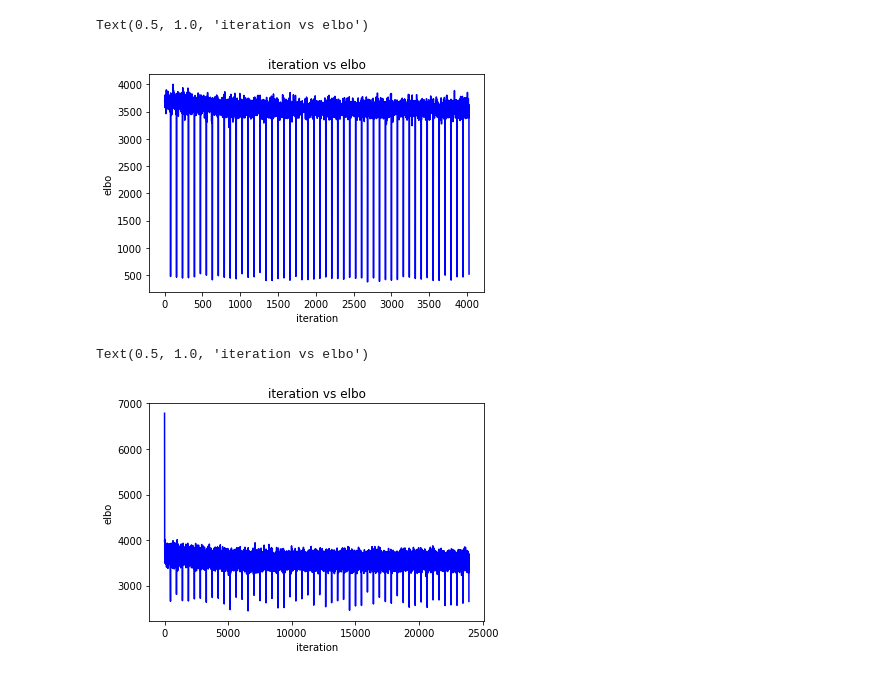
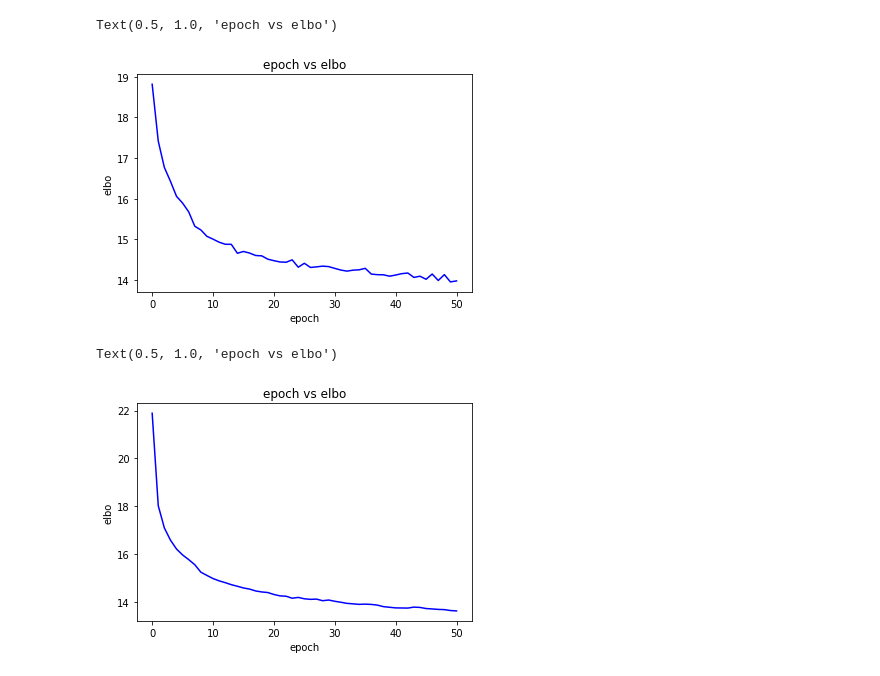
Before and after one commit to ge96rox/MLCMS04, a Jupyter notebook: task3.ipynb, the cells around one changed output. Drawn from its saved outputs; the diff is of its cells as text; code cells hidden in the pictures.

```diff
--- a/task3.ipynb
+++ b/task3.ipynb
@@ -37,8 +19,10 @@ Done!
 # %%
+test_set = torchvision.datasets.MNIST('dataset', train=False, download=True,
+                                transform=torchvision.transforms.ToTensor(),
+                                )
+test_size=len(test_set)
 test_loader = torch.utils.data.DataLoader(
-    torchvision.datasets.MNIST('dataset', train=False, download=True,
-                                transform=torchvision.transforms.ToTensor(),
-                                ), batch_size=batch_size, shuffle=True)
+    test_set, batch_size= test_size, shuffle=True)
 # %%
 show_mnist(3,5,train_loader)
 # %% [output]
@@ -130,18 +114,18 @@ generate synthetic data
 # %%
 plt.plot(np.array(loss_test), 'b')
-plt.xlabel("iteration")
+plt.xlabel("epoch")
 plt.ylabel("elbo")
-plt.title("iteration vs elbo")
+plt.title("epoch vs elbo")
 # %% [output]
-Text(0.5, 1.0, 'iteration vs elbo')
+Text(0.5, 1.0, 'epoch vs elbo')
-[figure, old version]
+[figure, new version]
 # %%
 plt.plot(np.array(loss_train), 'b')
-plt.xlabel("iteration")
+plt.xlabel("epoch")
 plt.ylabel("elbo")
-plt.title("iteration vs elbo")
+plt.title("epoch vs elbo")
 # %% [output]
-Text(0.5, 1.0, 'iteration vs elbo')
+Text(0.5, 1.0, 'epoch vs elbo')
-[figure, old version]
+[figure, new version]
 # %%
 max_epochs = 51
```
Also changed, not shown: parts of 4 cells of this notebook, 1 other file.
